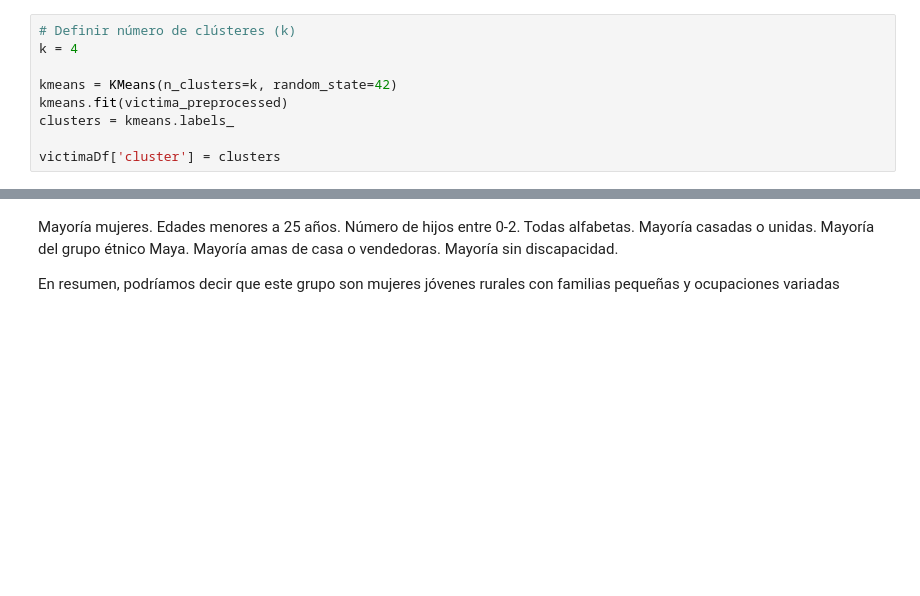
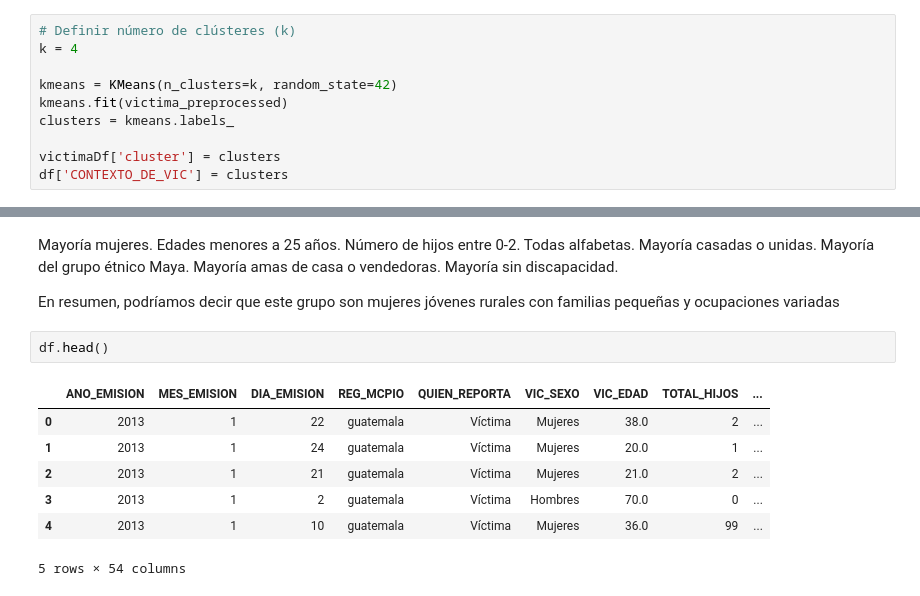
Before and after one commit to chamale-rac/data-mining-project, a Jupyter notebook: victimClustering.ipynb, the cells around one changed output, grey strips where cells are left out. Cells and saved outputs as stored; diff of their text form; blank space fills up the shorter version.

Commit message:
Gauge Clustering

```diff
--- a/victimClustering.ipynb
+++ b/victimClustering.ipynb
@@ -124,6 +124,7 @@ kmeans.fit(victima_preprocessed)
 clusters = kmeans.labels_
 
 victimaDf['cluster'] = clusters
+df['CONTEXTO_DE_VIC'] = clusters
 # %% [output]
 A value is trying to be set on a copy of a slice from a DataFrame.
 Try using .loc[row_indexer,col_indexer] = value instead
@@ -271,3 +272,13 @@ Name: count, dtype: int64
 Mayoría mujeres. Edades menores a 25 años. Número de hijos entre 0-2. Todas alfabetas. Mayoría casadas o unidas. Mayoría del grupo étnico Maya. Mayoría amas de casa o vendedoras. Mayoría sin discapacidad.
 
 En resumen, podríamos decir que este grupo son mujeres jóvenes rurales con familias pequeñas y ocupaciones variadas
+# %%
+df.head()
+# %% [output]
+|  | ANO_EMISION | MES_EMISION | DIA_EMISION | REG_MCPIO | QUIEN_REPORTA | VIC_SEXO | VIC_EDAD | TOTAL_HIJOS | ... |
+| 0 | 2013 | 1 | 22 | guatemala | Víctima | Mujeres | 38.0 | 2 | ... |
+| 1 | 2013 | 1 | 24 | guatemala | Víctima | Mujeres | 20.0 | 1 | ... |
+| 2 | 2013 | 1 | 21 | guatemala | Víctima | Mujeres | 21.0 | 2 | ... |
+| 3 | 2013 | 1 | 2 | guatemala | Víctima | Hombres | 70.0 | 0 | ... |
+| 4 | 2013 | 1 | 10 | guatemala | Víctima | Mujeres | 36.0 | 99 | ... |
+5 rows × 54 columns
```
Also changed, not shown: parts of 13 cells of this notebook, 4 other files.
